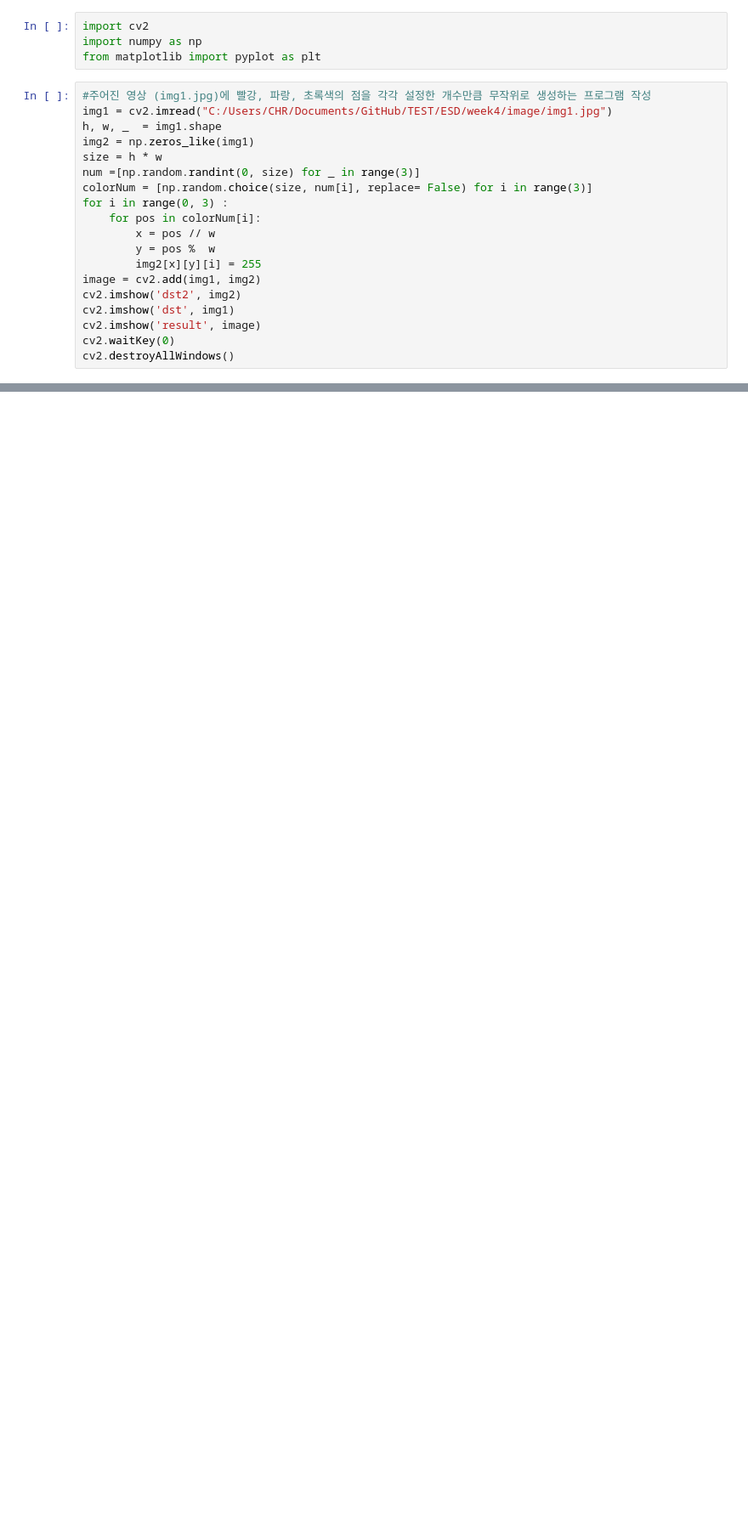
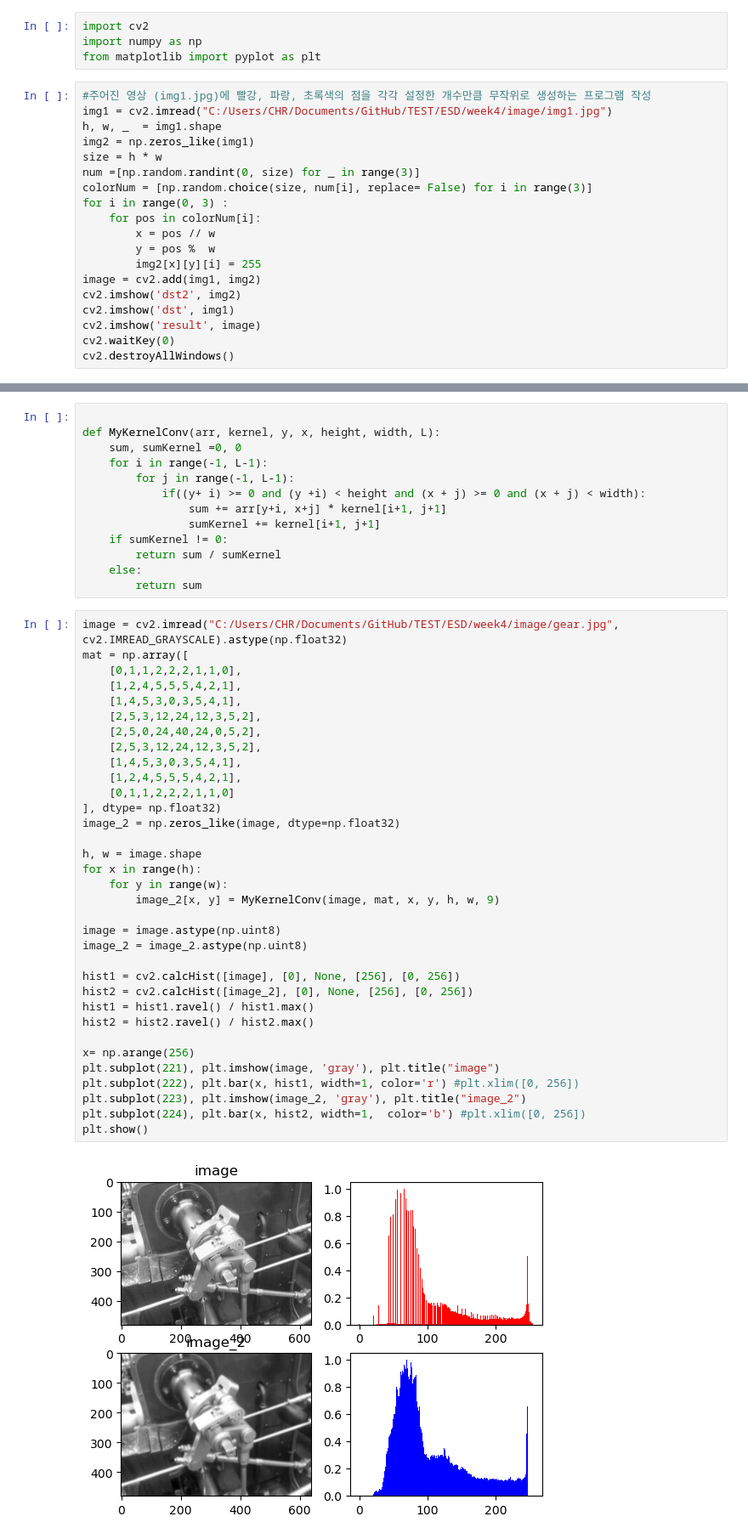
Before and after one commit to phUR99/TEST, a Jupyter notebook: ESD/week4/homework.ipynb, the cells around one changed output, grey strips where cells are left out. Shown at 85% size. Saved outputs shown, nothing was run; the diff lists cells and outputs as text; blank space fills up the shorter version.

```diff
--- a/ESD/week4/homework.ipynb
+++ b/ESD/week4/homework.ipynb
@@ -58,0 +126,49 @@ cv2.destroyAllWindows()
+# %%
+
+def MyKernelConv(arr, kernel, y, x, height, width, L):
+    sum, sumKernel =0, 0
+    for i in range(-1, L-1):
+        for j in range(-1, L-1):
+            if((y+ i) >= 0 and (y +i) < height and (x + j) >= 0 and (x + j) < width):
+                sum += arr[y+i, x+j] * kernel[i+1, j+1]
+                sumKernel += kernel[i+1, j+1]
+    if sumKernel != 0:
+        return sum / sumKernel
+    else:
+        return sum
+# %%
+image = cv2.imread("C:/Users/CHR/Documents/GitHub/TEST/ESD/week4/image/gear.jpg", cv2.IMREAD_GRAYSCALE).astype(np.float32)
+mat = np.array([
+    [0,1,1,2,2,2,1,1,0],
+    [1,2,4,5,5,5,4,2,1],
+    [1,4,5,3,0,3,5,4,1],
+    [2,5,3,12,24,12,3,5,2],
+    [2,5,0,24,40,24,0,5,2],
+    [2,5,3,12,24,12,3,5,2],
+    [1,4,5,3,0,3,5,4,1],
+    [1,2,4,5,5,5,4,2,1],
+    [0,1,1,2,2,2,1,1,0]
+], dtype= np.float32)
+image_2 = np.zeros_like(image, dtype=np.float32)
+
+h, w = image.shape
+for x in range(h):
+    for y in range(w):
+        image_2[x, y] = MyKernelConv(image, mat, x, y, h, w, 9)
+
+image = image.astype(np.uint8)
+image_2 = image_2.astype(np.uint8)
+
+hist1 = cv2.calcHist([image], [0], None, [256], [0, 256])
+hist2 = cv2.calcHist([image_2], [0], None, [256], [0, 256])
+hist1 = hist1.ravel() / hist1.max()
+hist2 = hist2.ravel() / hist2.max()
+
+x= np.arange(256)
+plt.subplot(221), plt.imshow(image, 'gray'), plt.title("image")
+plt.subplot(222), plt.bar(x, hist1, width=1, color='r') #plt.xlim([0, 256])
+plt.subplot(223), plt.imshow(image_2, 'gray'), plt.title("image_2")
+plt.subplot(224), plt.bar(x, hist2, width=1,  color='b') #plt.xlim([0, 256])
+plt.show()
+# %% [output]
+[figure, added]
```
Also changed, not shown: parts of 5 cells of this notebook, 3 other files.
